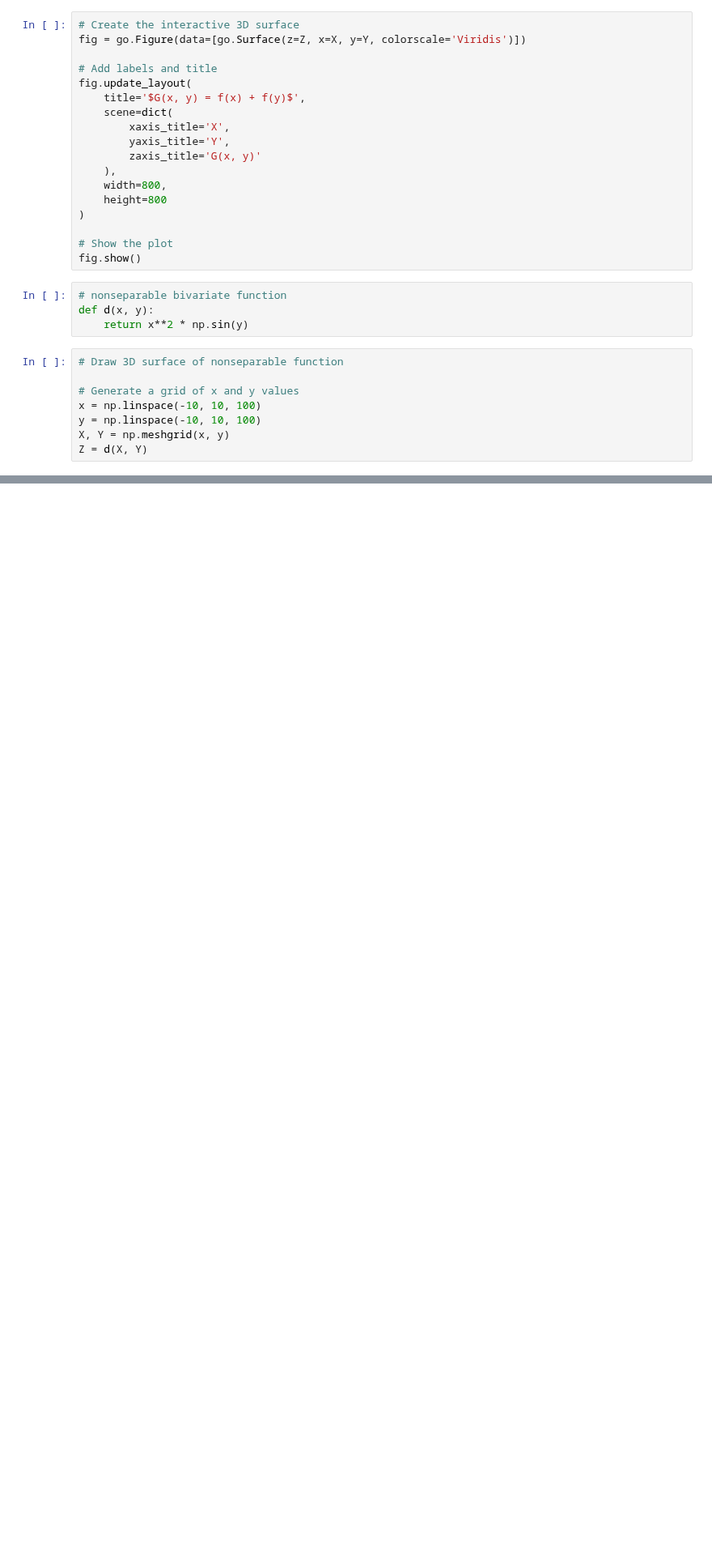
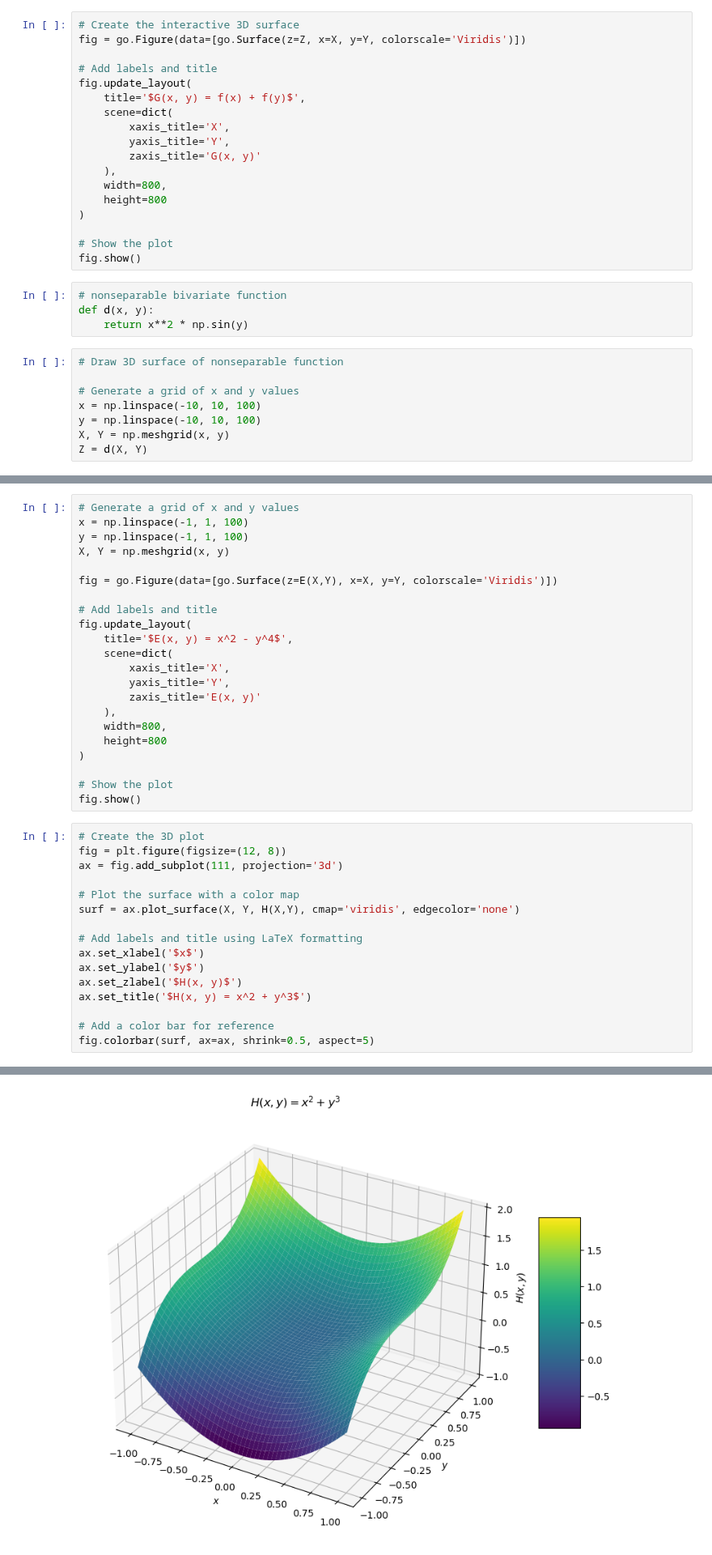
Before and after one commit to bala-krishnamoorthy/bala-krishnamoorthy.github.io, a Jupyter notebook: FilesMath565/S26/Software/Plots4GradDscnt.ipynb, the cells around one changed output, grey strips where cells are left out. Shown at 81% size. Cells and saved outputs as stored; diff of their text form; blank space fills up the shorter version.

```diff
--- a/FilesMath565/S26/Software/Plots4GradDscnt.ipynb
+++ b/FilesMath565/S26/Software/Plots4GradDscnt.ipynb
@@ -107,0 +199,39 @@ fig.show()
+# %%
+# Generate a grid of x and y values
+x = np.linspace(-1, 1, 100)
+y = np.linspace(-1, 1, 100)
+X, Y = np.meshgrid(x, y)
+
+fig = go.Figure(data=[go.Surface(z=E(X,Y), x=X, y=Y, colorscale='Viridis')])
+
+# Add labels and title
+fig.update_layout(
+    title='$E(x, y) = x^2 - y^4$',
+    scene=dict(
+        xaxis_title='X',
+        yaxis_title='Y',
+        zaxis_title='E(x, y)'
+    ),
+    width=800,
+    height=800
+)
+
+# Show the plot
+fig.show()
+# %%
+# Create the 3D plot
+fig = plt.figure(figsize=(12, 8))
+ax = fig.add_subplot(111, projection='3d')
+
+# Plot the surface with a color map
+surf = ax.plot_surface(X, Y, H(X,Y), cmap='viridis', edgecolor='none')
+
+# Add labels and title using LaTeX formatting
+ax.set_xlabel('$x$')
+ax.set_ylabel('$y$')
+ax.set_zlabel('$H(x, y)$')
+ax.set_title('$H(x, y) = x^2 + y^3$')
+
+# Add a color bar for reference
+fig.colorbar(surf, ax=ax, shrink=0.5, aspect=5)
+# %% [output]
@@ -107,0 +239 @@ fig.show()
+[figure, added]
```
Also changed, not shown: parts of 11 cells of this notebook, 5 other files.
